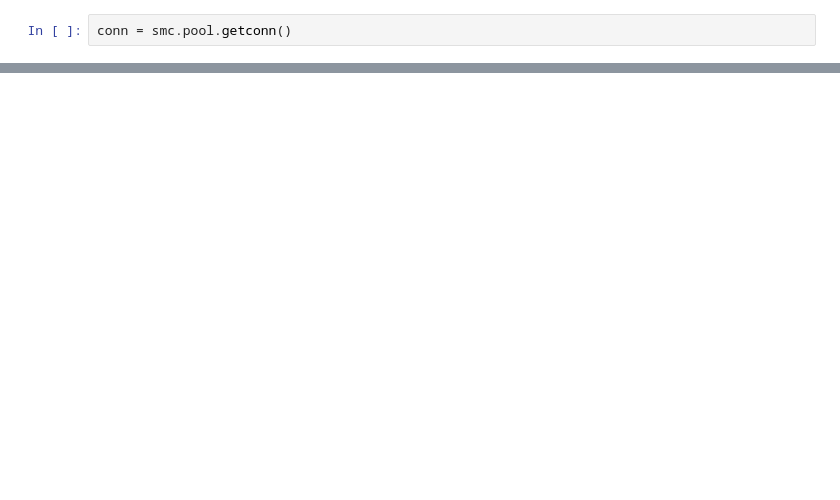
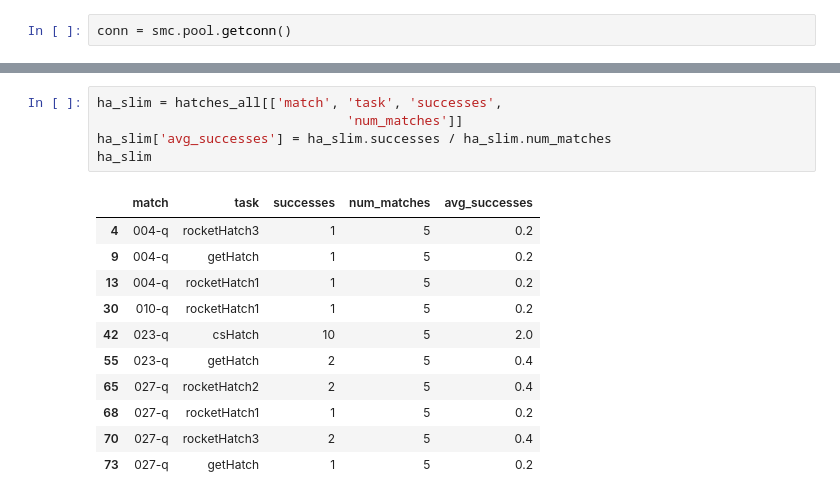
Before and after one commit to irs1318dev/irsScouting2017, a Jupyter notebook: jupyter/one_team_notes.ipynb, the cells around one changed output, grey strips where cells are left out. Drawn from its saved outputs; the diff is of its cells as text; blank space fills up the shorter version.

```diff
--- a/jupyter/one_team_notes.ipynb
+++ b/jupyter/one_team_notes.ipynb
@@ -40,0 +87,17 @@ data
+# %%
+ha_slim = hatches_all[['match', 'task', 'successes',
+                                'num_matches']]
+ha_slim['avg_successes'] = ha_slim.successes / ha_slim.num_matches
+ha_slim
+# %% [output]
+|  | match | task | successes | num_matches | avg_successes |
+| 4 | 004-q | rocketHatch3 | 1 | 5 | 0.2 |
+| 9 | 004-q | getHatch | 1 | 5 | 0.2 |
+| 13 | 004-q | rocketHatch1 | 1 | 5 | 0.2 |
+| 30 | 010-q | rocketHatch1 | 1 | 5 | 0.2 |
+| 42 | 023-q | csHatch | 10 | 5 | 2.0 |
+| 55 | 023-q | getHatch | 2 | 5 | 0.4 |
+| 65 | 027-q | rocketHatch2 | 2 | 5 | 0.4 |
+| 68 | 027-q | rocketHatch1 | 1 | 5 | 0.2 |
+| 70 | 027-q | rocketHatch3 | 2 | 5 | 0.4 |
+| 73 | 027-q | getHatch | 1 | 5 | 0.2 |
```
Also changed, not shown: parts of 21 cells of this notebook, 4 other files.
